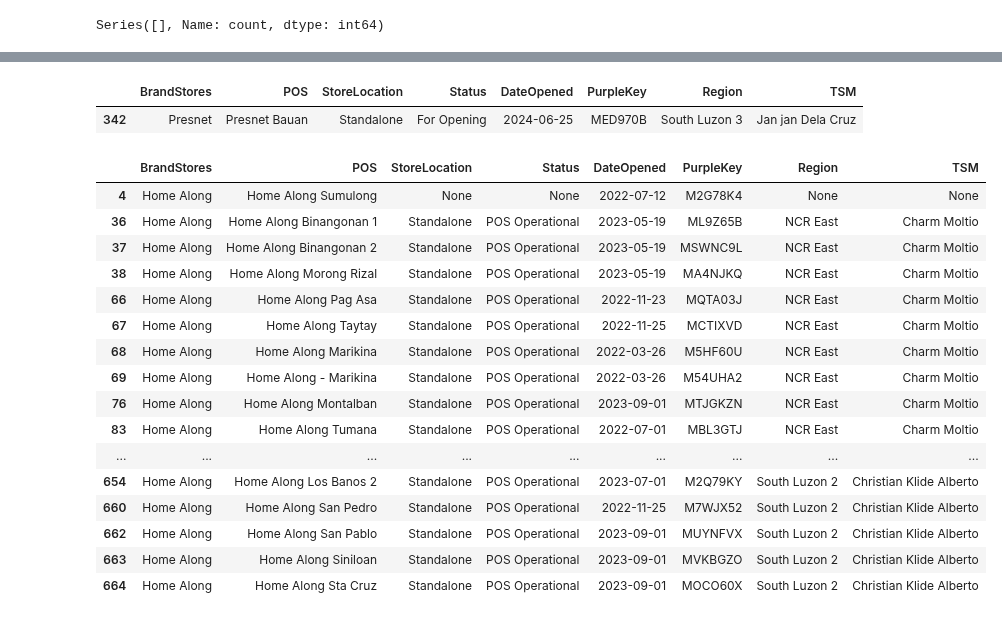
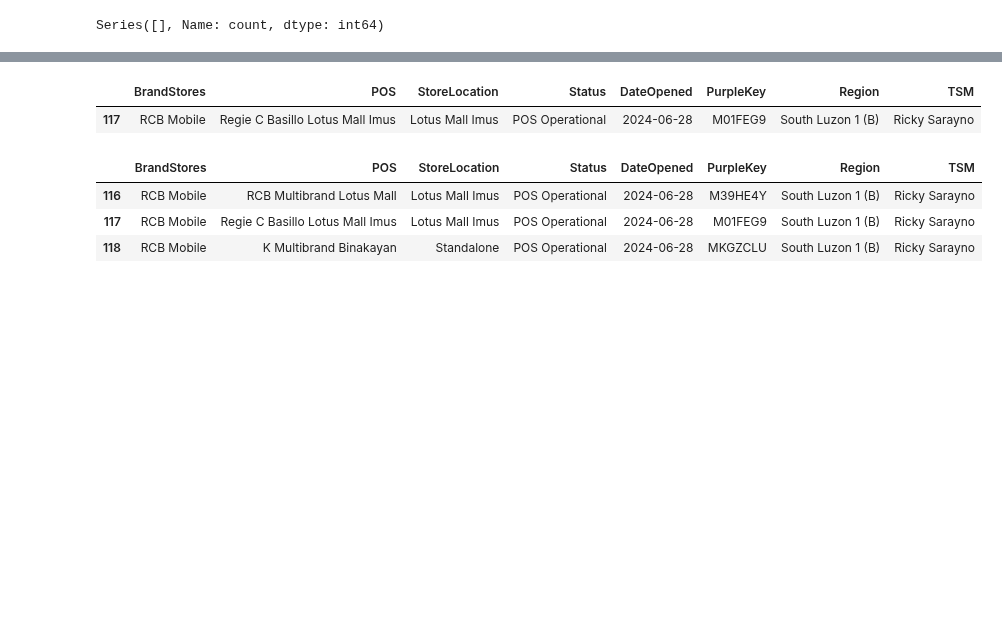
Before and after one commit to dchakroborti-tonik/POS_Addition, a Jupyter notebook: Notebook/Pos_mapping_new.ipynb, the cells around one changed output, grey strips where cells are left out. Saved outputs shown, nothing was run; the diff lists cells and outputs as text; code cells hidden in the pictures; blank space fills up the shorter version.

Commit message:
RCB Mobile added to database

```diff
--- a/Notebook/Pos_mapping_new.ipynb
+++ b/Notebook/Pos_mapping_new.ipynb
@@ -405,27 +392,14 @@ df.sort_values('DateOpened', ascending=False)
 # %%
-df[df['PurpleKey'] =='MED970B']
+df[df['PurpleKey'] =='M01FEG9']
 # %% [output]
 |  | BrandStores | POS | StoreLocation | Status | DateOpened | PurpleKey | Region | TSM |
-| 342 | Presnet | Presnet Bauan | Standalone | For Opening | 2024-06-25 | MED970B | South Luzon 3 | Jan jan Dela Cruz |
+| 117 | RCB Mobile | Regie C Basillo Lotus Mall Imus | Lotus Mall Imus | POS Operational | 2024-06-28 | M01FEG9 | South Luzon 1 (B) | Ricky Sarayno |
 # %%
-df[df['BrandStores']=='Home Along']
+df[df['BrandStores']=='RCB Mobile']
 # %% [output]
 |  | BrandStores | POS | StoreLocation | Status | DateOpened | PurpleKey | Region | TSM |
-| 4 | Home Along | Home Along Sumulong | None | None | 2022-07-12 | M2G78K4 | None | None |
-| 36 | Home Along | Home Along Binangonan 1 | Standalone | POS Operational | 2023-05-19 | ML9Z65B | NCR East | Charm Moltio |
-| 37 | Home Along | Home Along Binangonan 2 | Standalone | POS Operational | 2023-05-19 | MSWNC9L | NCR East | Charm Moltio |
-| 38 | Home Along | Home Along Morong Rizal | Standalone | POS Operational | 2023-05-19 | MA4NJKQ | NCR East | Charm Moltio |
-| 66 | Home Along | Home Along Pag Asa | Standalone | POS Operational | 2022-11-23 | MQTA03J | NCR East | Charm Moltio |
-| 67 | Home Along | Home Along Taytay | Standalone | POS Operational | 2022-11-25 | MCTIXVD | NCR East | Charm Moltio |
-| 68 | Home Along | Home Along Marikina | Standalone | POS Operational | 2022-03-26 | M5HF60U | NCR East | Charm Moltio |
-| 69 | Home Along | Home Along - Marikina | Standalone | POS Operational | 2022-03-26 | M54UHA2 | NCR East | Charm Moltio |
-| 76 | Home Along | Home Along Montalban | Standalone | POS Operational | 2023-09-01 | MTJGKZN | NCR East | Charm Moltio |
-| 83 | Home Along | Home Along Tumana | Standalone | POS Operational | 2022-07-01 | MBL3GTJ | NCR East | Charm Moltio |
-| ... | ... | ... | ... | ... | ... | ... | ... | ... |
-| 654 | Home Along | Home Along Los Banos 2 | Standalone | POS Operational | 2023-07-01 | M2Q79KY | South Luzon 2 | Christian Klide Alberto |
-| 660 | Home Along | Home Along San Pedro | Standalone | POS Operational | 2022-11-25 | M7WJX52 | South Luzon 2 | Christian Klide Alberto |
-| 662 | Home Along | Home Along San Pablo | Standalone | POS Operational | 2023-09-01 | MUYNFVX | South Luzon 2 | Christian Klide Alberto |
-| 663 | Home Along | Home Along Siniloan | Standalone | POS Operational | 2023-09-01 | MVKBGZO | South Luzon 2 | Christian Klide Alberto |
-| 664 | Home Along | Home Along Sta Cruz | Standalone | POS Operational | 2023-09-01 | MOCO60X | South Luzon 2 | Christian Klide Alberto |
+| 116 | RCB Mobile | RCB Multibrand Lotus Mall | Lotus Mall Imus | POS Operational | 2024-06-28 | M39HE4Y | South Luzon 1 (B) | Ricky Sarayno |
+| 117 | RCB Mobile | Regie C Basillo Lotus Mall Imus | Lotus Mall Imus | POS Operational | 2024-06-28 | M01FEG9 | South Luzon 1 (B) | Ricky Sarayno |
+| 118 | RCB Mobile | K Multibrand Binakayan | Standalone | POS Operational | 2024-06-28 | MKGZCLU | South Luzon 1 (B) | Ricky Sarayno |
 # %%
 df.to_excel(r"C:\Users\DwaipayanChakroborti\OneDrive - Tonik Financial Pte Ltd\MyStuff\SIL Sales\Shin Nebria\POS_Addition\Data\POS_mapping_data.xlsx", index = False)
```
Also changed, not shown: parts of 28 cells of this notebook, 2 other files.
